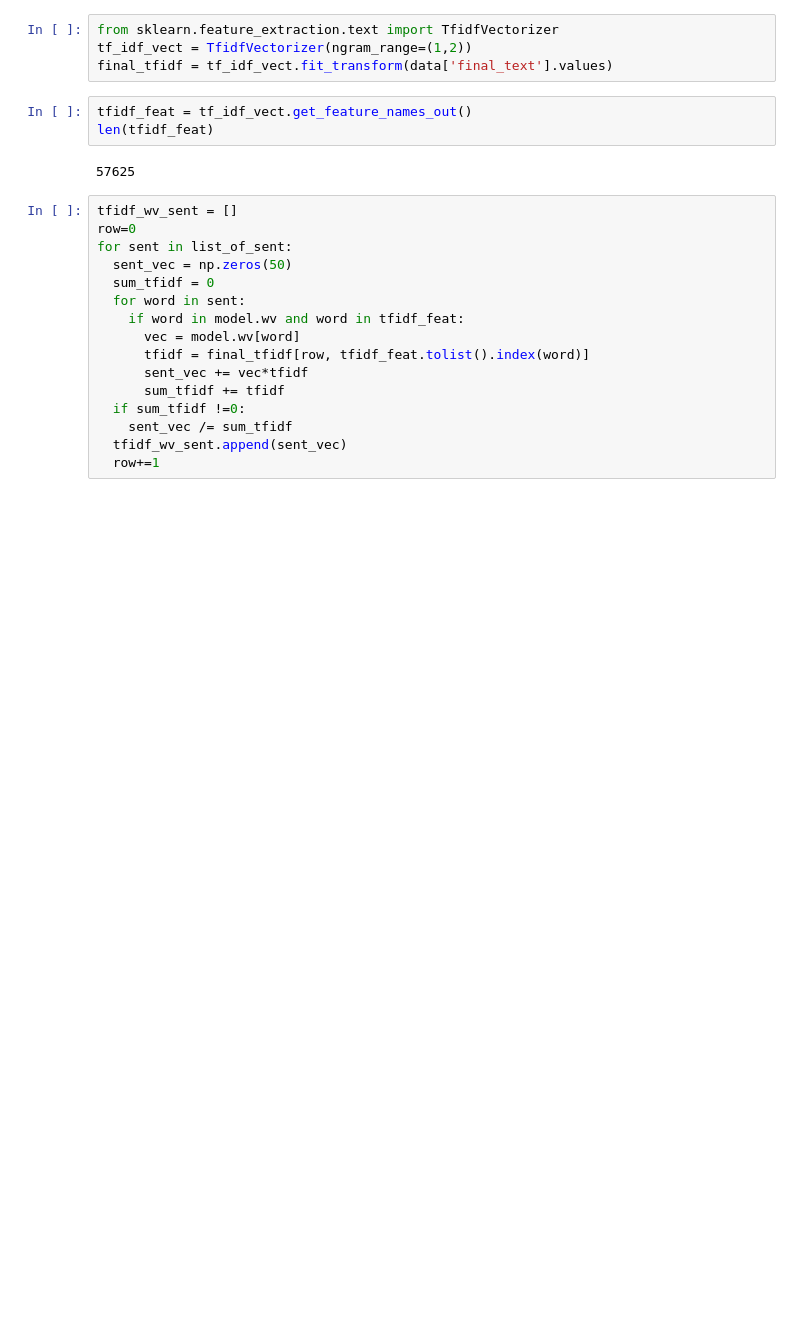
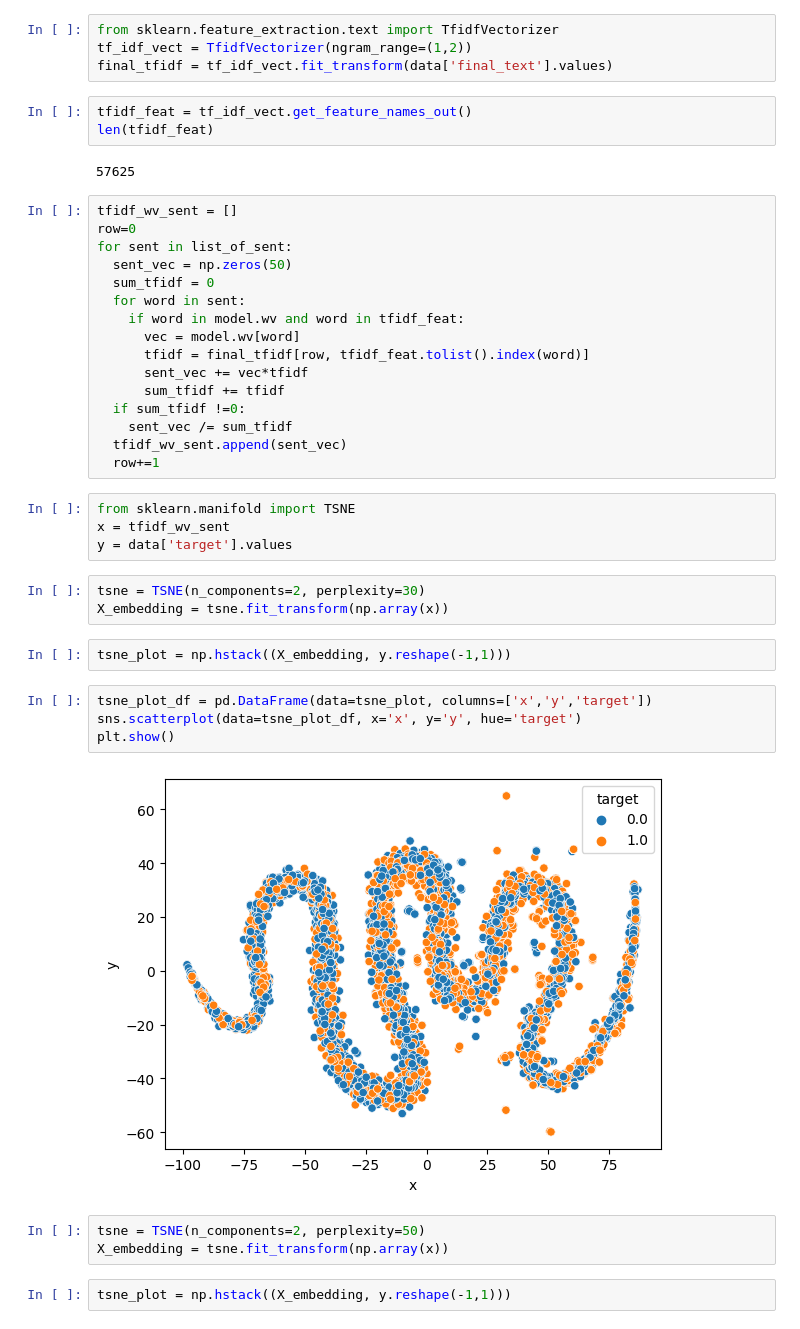
Before and after one commit to Shubham-M-Rathod/twitter-analysis-disaster, a Jupyter notebook: nlp_twitter_dataset_analysis.ipynb, the cells around one changed output. Saved outputs shown, nothing was run; the diff lists cells and outputs as text; blank space fills up the shorter version.

```diff
--- a/nlp_twitter_dataset_analysis.ipynb
+++ b/nlp_twitter_dataset_analysis.ipynb
@@ -129,3 +123,23 @@ for sent in list_of_sent:
     sent_vec /= sum_tfidf
   tfidf_wv_sent.append(sent_vec)
   row+=1
+# %%
+from sklearn.manifold import TSNE
+x = tfidf_wv_sent
+y = data['target'].values
+# %%
+tsne = TSNE(n_components=2, perplexity=30)
+X_embedding = tsne.fit_transform(np.array(x))
+# %%
+tsne_plot = np.hstack((X_embedding, y.reshape(-1,1)))
+# %%
+tsne_plot_df = pd.DataFrame(data=tsne_plot, columns=['x','y','target'])
+sns.scatterplot(data=tsne_plot_df, x='x', y='y', hue='target')
+plt.show()
+# %% [output]
+[figure, added]
+# %%
+tsne = TSNE(n_components=2, perplexity=50)
+X_embedding = tsne.fit_transform(np.array(x))
+# %%
+tsne_plot = np.hstack((X_embedding, y.reshape(-1,1)))
```
Also changed, not shown: parts of 12 cells of this notebook.
